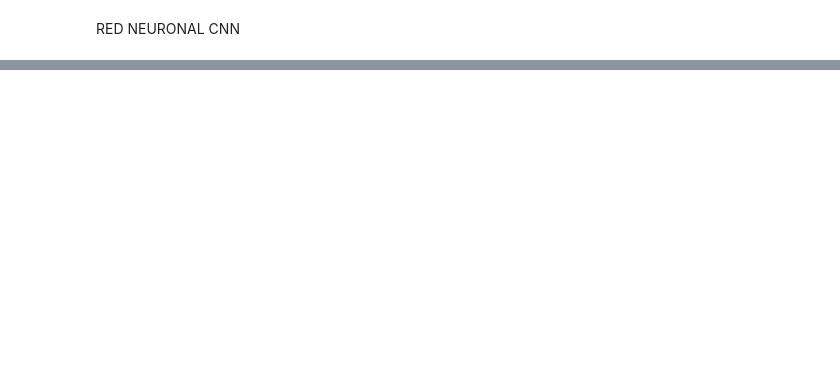
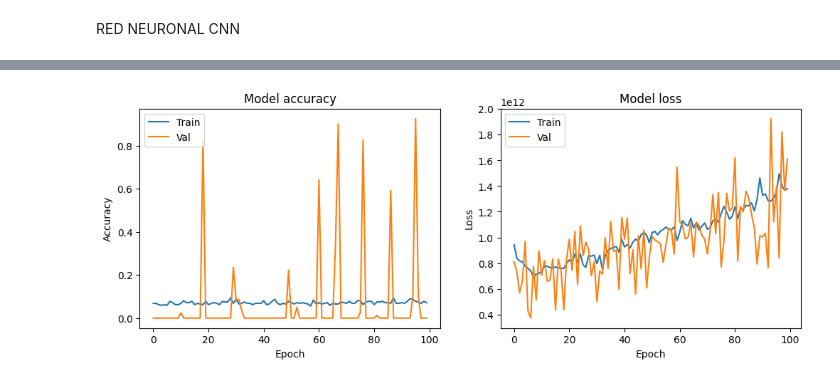
Before and after one commit to katumbac/CNN, a Jupyter notebook: datosmat.ipynb, the cells around one changed output, grey strips where cells are left out. Drawn from its saved outputs; the diff is of its cells as text; code cells hidden in the pictures; blank space fills up the shorter version.

```diff
--- a/datosmat.ipynb
+++ b/datosmat.ipynb
@@ -1027,0 +1483,10 @@ def plot_marker(data):
+# %%
+datos4 =datos_por_mark["Marker_4"]
+length_datos4 = datos4.shape[0]
+labels4 = get_labels(length_datos4, 4)
+# Dividir el conjunto de datos en entrenamiento y validación
+train_size = int(0.8 * len(datos4))
+val_size = len(datos4) - train_size
+
+train_inputs4, val_inputs4 = datos4[:train_size], datos4[train_size:]
+train_labels4, val_labels4 = labels4[:train_size], labels4[train_size:]
@@ -1027,0 +1517,2 @@ def plot_marker(data):
+# %%
+history4 = model.fit(train_inputs4, train_labels4, epochs=100, batch_size=1, validation_data=(val_inputs4, val_labels4))
@@ -1027,0 +1537,4 @@ def plot_marker(data):
+# %%
+plot_training_history(history4, save_path=None)
+# %% [output]
+[figure, added]
```
Also changed, not shown: parts of 64 cells of this notebook.
